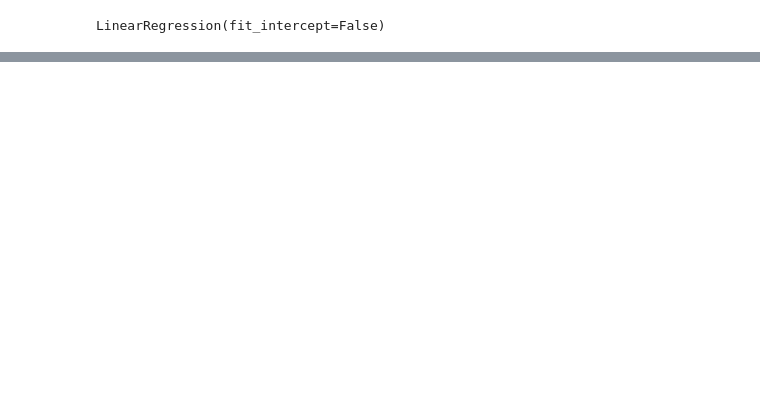
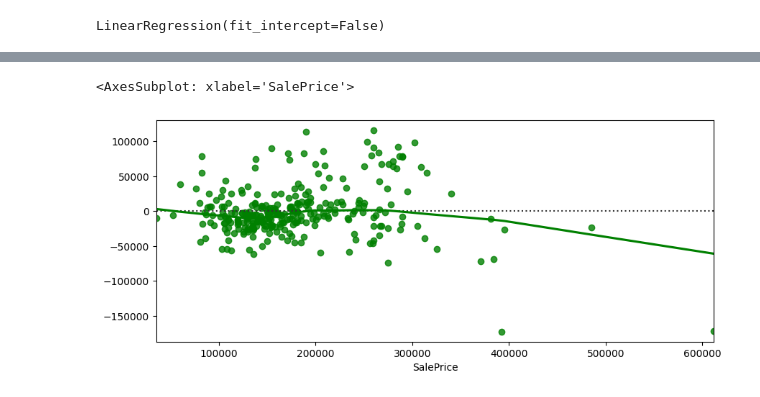
Before and after one commit to codedaoneu/securities_loader, a Jupyter notebook: visualize/Hồi quy đa biến.ipynb, the cells around one changed output, grey strips where cells are left out. Cells and saved outputs as stored; diff of their text form; code cells hidden in the pictures; blank space fills up the shorter version.

```diff
--- a/visualize/Hồi quy đa biến.ipynb
+++ b/visualize/Hồi quy đa biến.ipynb
@@ -192,0 +163,5 @@ X = model_data.loc[:, model_data.columns != "SalePrice"]
+# %%
+# train test split
+from sklearn.model_selection import train_test_split
+
+X_train, X_test, Y_train, Y_test = train_test_split(X, Y, test_size=0.2, random_state=40)
@@ -193,7 +184,7 @@ X = model_data.loc[:, model_data.columns != "SalePrice"]
 # %%
 reg = LinearRegression(fit_intercept = False)
 # %%
-reg.fit(X,Y)
+reg.fit(X_train,Y_train)
 # %% [output]
 LinearRegression(fit_intercept=False)
 # %%
@@ -227,0 +221,5 @@ print(r2_adjusted)
+# %%
+mod = sm.OLS(Y_train, X_train)
+res = mod.fit()
+
+print(res.summary())
@@ -227,0 +244,9 @@ print(r2_adjusted)
+# %%
+Y_pred = res.predict(X_test)
+# %%
+fig = plt.figure(figsize=(10, 4))
+
+sns.residplot(x=Y_test, y=Y_pred, lowess=True, color="g")
+# %% [output]
+<AxesSubplot: xlabel='SalePrice'>
+[figure, added]
```
Also changed, not shown: parts of 10 cells of this notebook, 1 other file.
